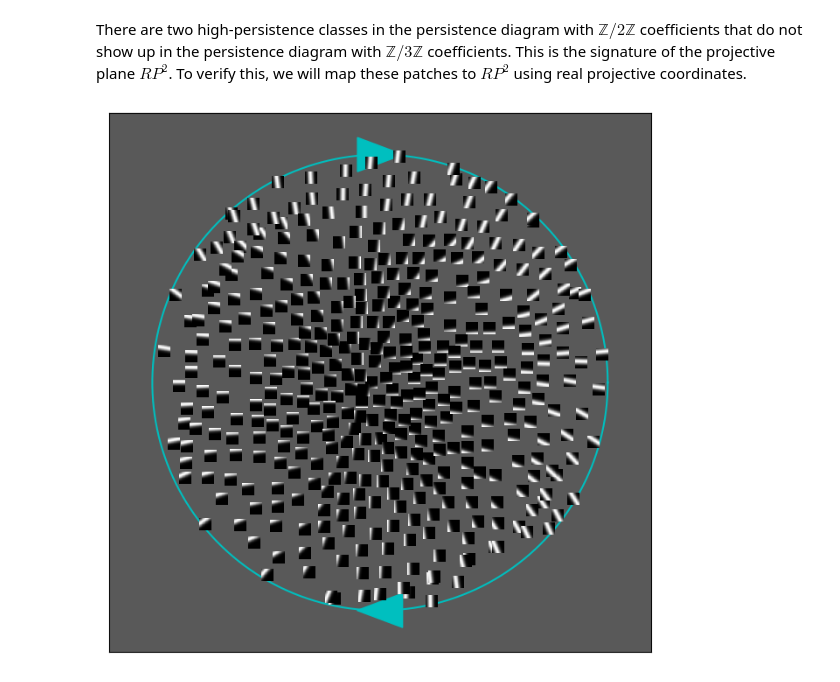
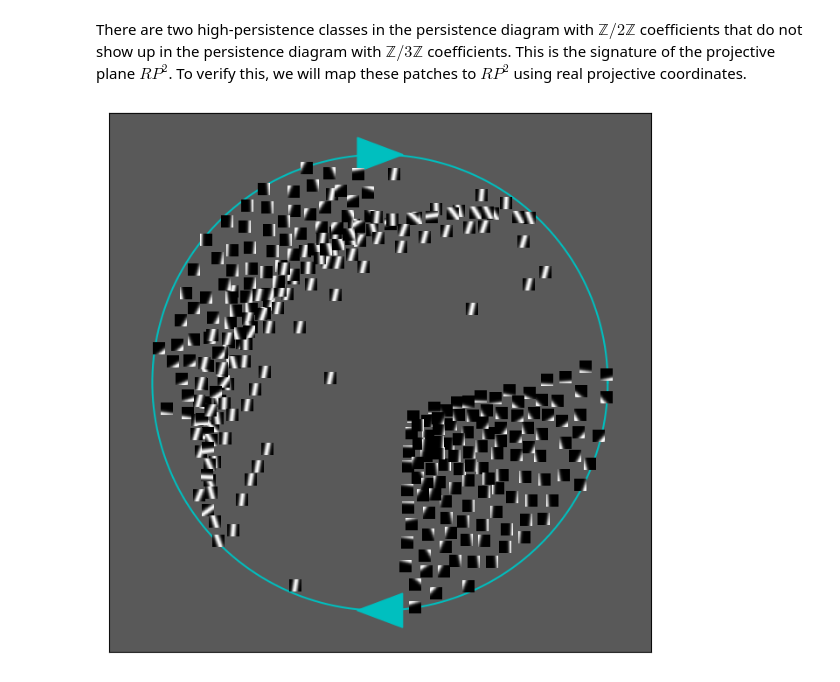
Before and after one commit to mtsch/DREiMac, a Jupyter notebook: docs/notebooks/ImagePatches.ipynb, the cells around one changed output. Cells and saved outputs as stored; diff of their text form; code cells hidden in the pictures.

Commit message:
try having real projective as particular case of lens

```diff
--- a/docs/notebooks/ImagePatches.ipynb
+++ b/docs/notebooks/ImagePatches.ipynb
@@ -38,13 +47,13 @@ To verify this, we will map these patches to $RP^2$ using real projective coordi
 # %%
-X = GeometryExamples.line_patches(dim=10, n_angles=200, n_offsets=200, sigma=0.25)
-pc = ProjectiveCoords(X, n_landmarks=200)
-proj_coords = pc.get_coordinates(proj_dim=2, perc=0.8, cocycle_idx=0)
+#pc = ProjectiveCoords(embedding.dist_matrix_, n_landmarks=300)
+pc = ProjectiveCoords(X, n_landmarks=300)
+proj_coords = pc.get_coordinates(proj_dim=2, perc=0.99, cocycle_idx=0)
 # %%
-subsample = GeometryUtils.get_greedy_perm_pc(proj_coords, 400)['perm']
+subsample = GeometryUtils.get_greedy_perm_pc(proj_coords, 300)['perm']
 stereo_projection_dim_red_subsample = ProjectiveMapUtils.get_stereo_proj_codim1(proj_coords[subsample, :])
 
 plt.figure(figsize=(8, 8))
 PlotUtils.imscatter(stereo_projection_dim_red_subsample, X[subsample, :], 10)
 _ = PlotUtils.plot_proj_boundary()
 # %% [output]
-[figure, old version]
+[figure, new version]
```
Also changed, not shown: parts of 2 cells of this notebook, 5 other files.
